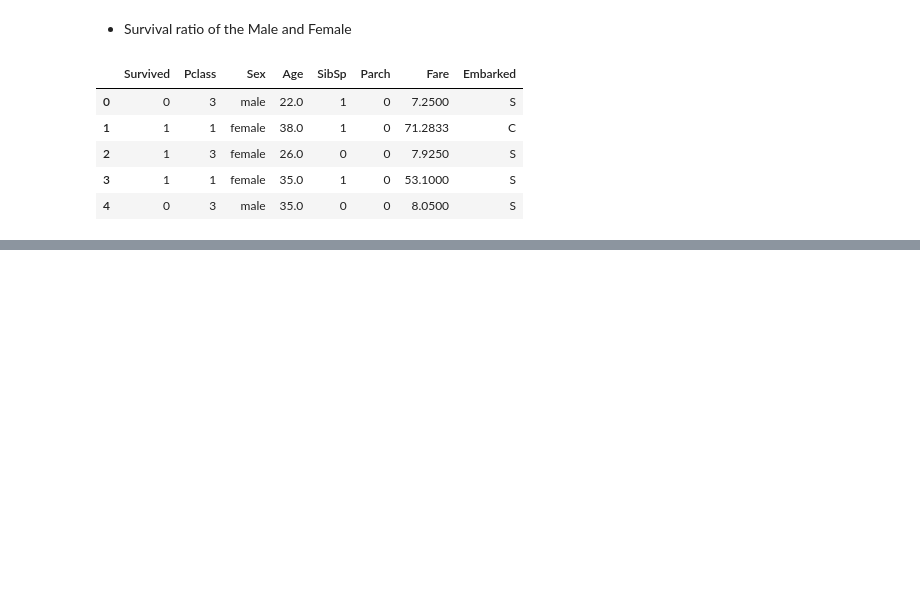
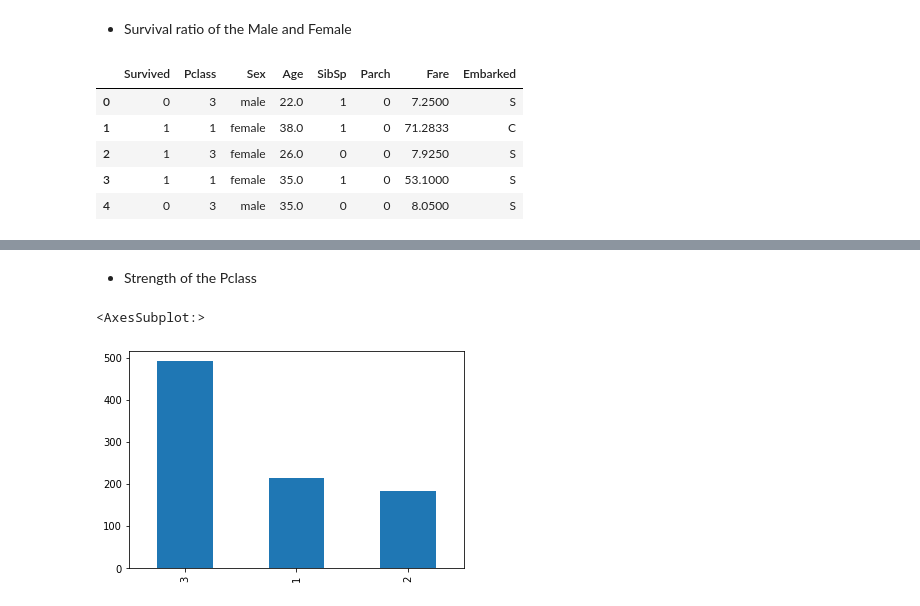
Before and after one commit to Naveen-Karanamu/Titanic-Survival, a Jupyter notebook: main.ipynb, the cells around one changed output, grey strips where cells are left out. Cells and saved outputs as stored; diff of their text form; code cells hidden in the pictures; blank space fills up the shorter version.

Commit message:
Plotted: Number of Survival wrt Pclass

```diff
--- a/main.ipynb
+++ b/main.ipynb
@@ -388,0 +389,7 @@ sns.countplot(x='Survived',data=df,hue='Sex')
+# %% [markdown]
+* Strength of the Pclass
+# %%
+df.Pclass.value_counts().plot.bar(df.Pclass)
+# %% [output]
+<AxesSubplot:>
+[figure, added]
```
Also changed, not shown: parts of 1 cell of this notebook.
